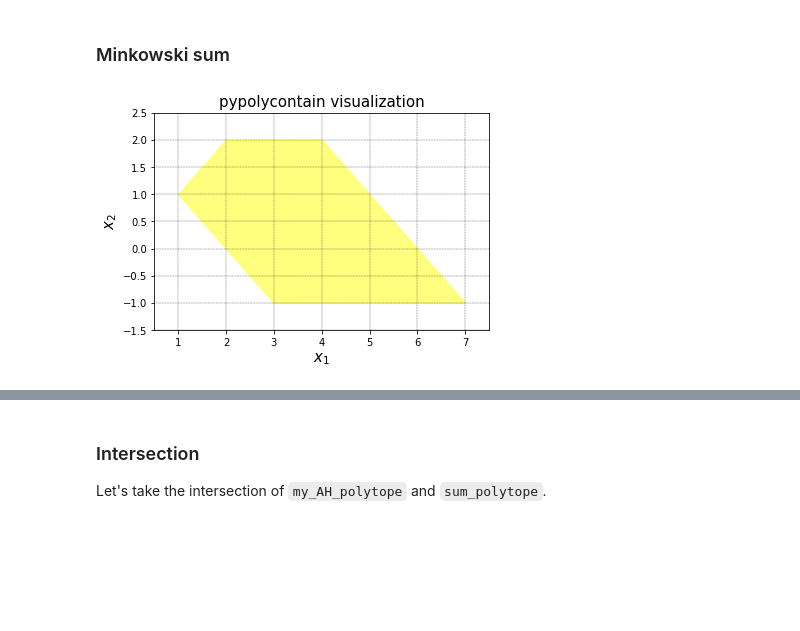
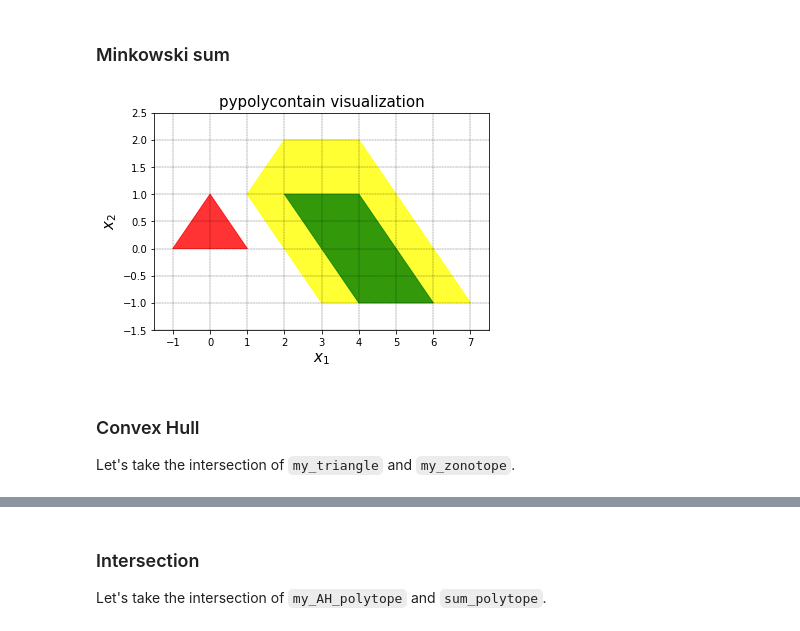
Before and after one commit to sadraddini/pypolycontain, a Jupyter notebook: doc/source/Getting Started.ipynb, the cells around one changed output, grey strips where cells are left out. Drawn from its saved outputs; the diff is of its cells as text; code cells hidden in the pictures; blank space fills up the shorter version.

Commit message:
convex hull added to operations and manual

```diff
--- a/doc/source/Getting Started.ipynb
+++ b/doc/source/Getting Started.ipynb
@@ -40,6 +40,6 @@ We define a zonotope as $\mathbb{Z}=x+G[-1,1]^{n_p}$, where $n_p$ is the number
 # %%
 x=np.array([4,0]).reshape(2,1) # offset
 G=np.array([[1,0,1],[0,0,-1]]).reshape(2,3)
-my_zonotope=pp.zonotope(x,G)
+my_zonotope=pp.zonotope(x=x,G=G)
 pp.visualize([my_zonotope])
 # %% [output]
@@ -84,6 +84,9 @@ ax.grid('off')
 # %%
 sum_polytope=pp.operations.minkowski_sum(my_triangle,my_zonotope)
 sum_polytope.color='yellow'
-pp.visualize([sum_polytope])
+pp.visualize([sum_polytope,my_triangle,my_zonotope])
 # %% [output]
-[figure, old version]
+[figure, new version]
+# %% [markdown]
+### Convex Hull
+Let's take the intersection of `my_triangle` and `my_zonotope`.
```
Also changed, not shown: parts of 8 cells of this notebook, 2 other files.
